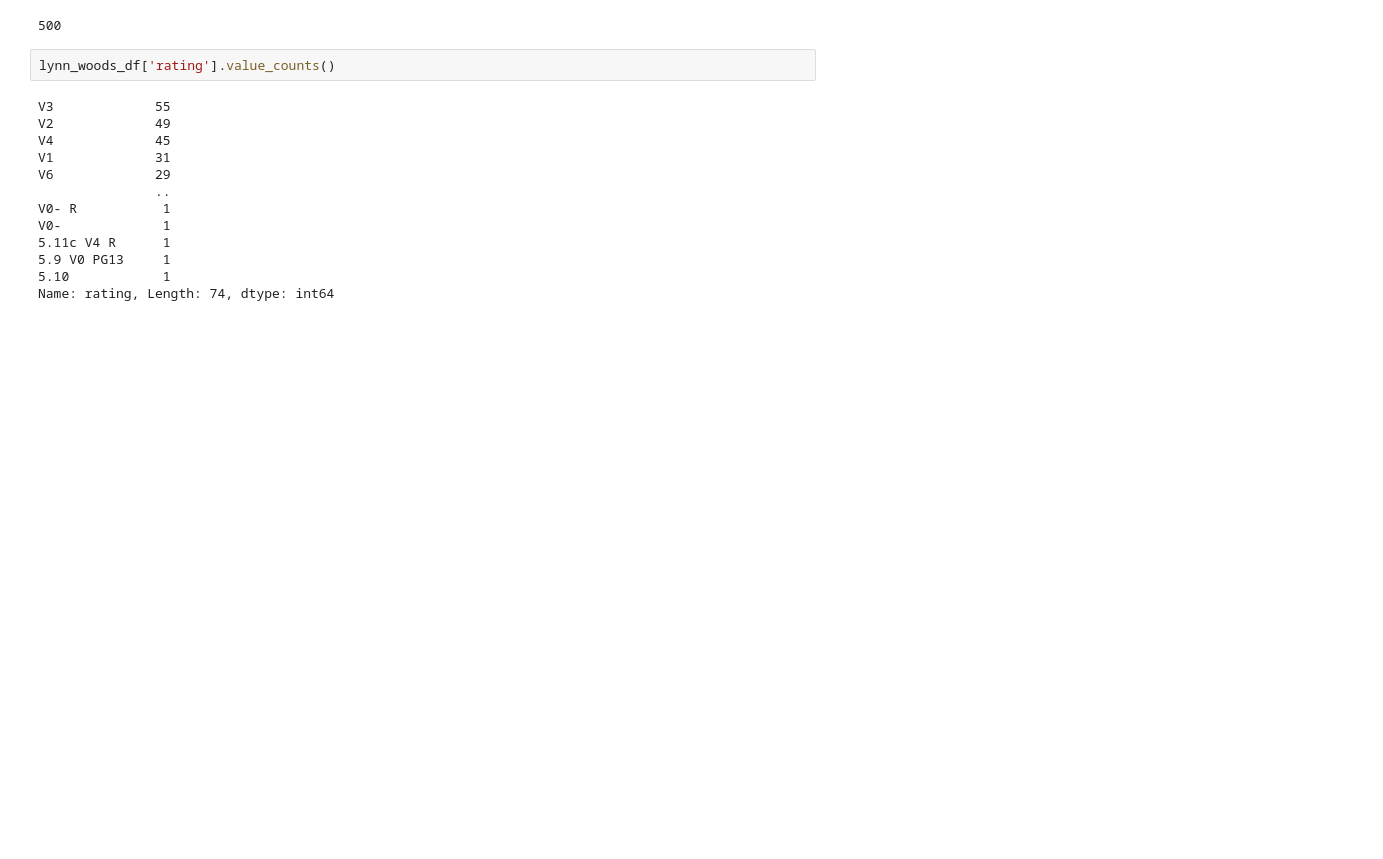
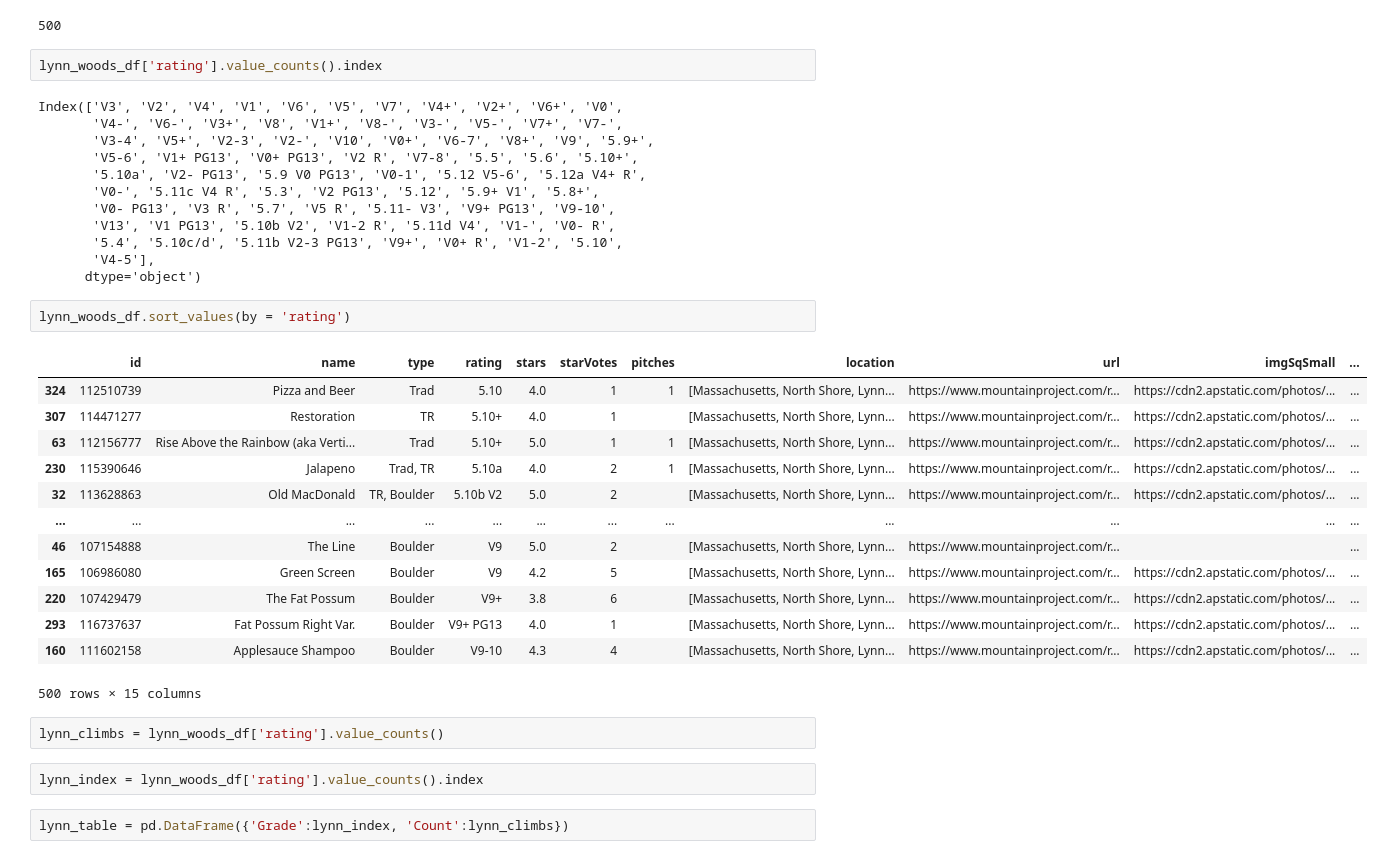
Before and after one commit to cpud/climb-plotly, a Jupyter notebook: climb_analysis.ipynb, the cells around one changed output. Drawn from its saved outputs; the diff is of its cells as text; blank space fills up the shorter version.

```diff
--- a/climb_analysis.ipynb
+++ b/climb_analysis.ipynb
@@ -155,17 +138,38 @@ len(lynn_woods_df)
 # %% [output]
 500
 # %%
-lynn_woods_df['rating'].value_counts()
+lynn_woods_df['rating'].value_counts().index
 # %% [output]
-V3             55
-V2             49
-V4             45
-V1             31
-V6             29
-               ..
-V0- R           1
-V0-             1
-5.11c V4 R      1
-5.9 V0 PG13     1
-5.10            1
-Name: rating, Length: 74, dtype: int64
+Index(['V3', 'V2', 'V4', 'V1', 'V6', 'V5', 'V7', 'V4+', 'V2+', 'V6+', 'V0',
+       'V4-', 'V6-', 'V3+', 'V8', 'V1+', 'V8-', 'V3-', 'V5-', 'V7+', 'V7-',
+       'V3-4', 'V5+', 'V2-3', 'V2-', 'V10', 'V0+', 'V6-7', 'V8+', 'V9', '5.9+',
+       'V5-6', 'V1+ PG13', 'V0+ PG13', 'V2 R', 'V7-8', '5.5', '5.6', '5.10+',
+       '5.10a', 'V2- PG13', '5.9 V0 PG13', 'V0-1', '5.12 V5-6', '5.12a V4+ R',
+       'V0-', '5.11c V4 R', '5.3', 'V2 PG13', '5.12', '5.9+ V1', '5.8+',
+       'V0- PG13', 'V3 R', '5.7', 'V5 R', '5.11- V3', 'V9+ PG13', 'V9-10',
+       'V13', 'V1 PG13', '5.10b V2', 'V1-2 R', '5.11d V4', 'V1-', 'V0- R',
+       '5.4', '5.10c/d', '5.11b V2-3 PG13', 'V9+', 'V0+ R', 'V1-2', '5.10',
+       'V4-5'],
+      dtype='object')
+# %%
+lynn_woods_df.sort_values(by = 'rating')
+# %% [output]
+|  | id | name | type | rating | stars | starVotes | pitches | location | url | imgSqSmall | ... |
+| 324 | 112510739 | Pizza and Beer | Trad | 5.10 | 4.0 | 1 | 1 | [Massachusetts, North Shore, Lynn... | https://www.mountainproject.com/r... | https://cdn2.apstatic.com/photos/... | ... |
+| 307 | 114471277 | Restoration | TR | 5.10+ | 4.0 | 1 |  | [Massachusetts, North Shore, Lynn... | https://www.mountainproject.com/r... | https://cdn2.apstatic.com/photos/... | ... |
+| 63 | 112156777 | Rise Above the Rainbow (aka Verti... | Trad | 5.10+ | 5.0 | 1 | 1 | [Massachusetts, North Shore, Lynn... | https://www.mountainproject.com/r... | https://cdn2.apstatic.com/photos/... | ... |
+| 230 | 115390646 | Jalapeno | Trad, TR | 5.10a | 4.0 | 2 | 1 | [Massachusetts, North Shore, Lynn... | https://www.mountainproject.com/r... | https://cdn2.apstatic.com/photos/... | ... |
+| 32 | 113628863 | Old MacDonald | TR, Boulder | 5.10b V2 | 5.0 | 2 |  | [Massachusetts, North Shore, Lynn... | https://www.mountainproject.com/r... | https://cdn2.apstatic.com/photos/... | ... |
+| ... | ... | ... | ... | ... | ... | ... | ... | ... | ... | ... | ... |
+| 46 | 107154888 | The Line | Boulder | V9 | 5.0 | 2 |  | [Massachusetts, North Shore, Lynn... | https://www.mountainproject.com/r... |  | ... |
+| 165 | 106986080 | Green Screen | Boulder | V9 | 4.2 | 5 |  | [Massachusetts, North Shore, Lynn... | https://www.mountainproject.com/r... | https://cdn2.apstatic.com/photos/... | ... |
+| 220 | 107429479 | The Fat Possum | Boulder | V9+ | 3.8 | 6 |  | [Massachusetts, North Shore, Lynn... | https://www.mountainproject.com/r... | https://cdn2.apstatic.com/photos/... | ... |
+| 293 | 116737637 | Fat Possum Right Var. | Boulder | V9+ PG13 | 4.0 | 1 |  | [Massachusetts, North Shore, Lynn... | https://www.mountainproject.com/r... | https://cdn2.apstatic.com/photos/... | ... |
+| 160 | 111602158 | Applesauce Shampoo | Boulder | V9-10 | 4.3 | 4 |  | [Massachusetts, North Shore, Lynn... | https://www.mountainproject.com/r... | https://cdn2.apstatic.com/photos/... | ... |
+500 rows × 15 columns
+# %%
+lynn_climbs = lynn_woods_df['rating'].value_counts()
+# %%
+lynn_index = lynn_woods_df['rating'].value_counts().index
+# %%
+lynn_table = pd.DataFrame({'Grade':lynn_index, 'Count':lynn_climbs})
```
Also changed, not shown: parts of 7 cells of this notebook.
